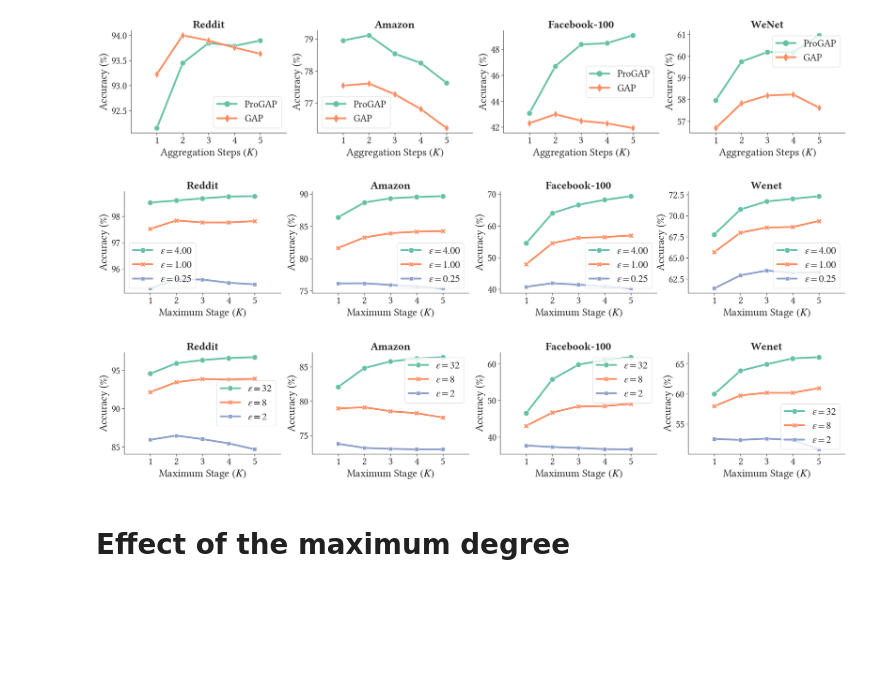
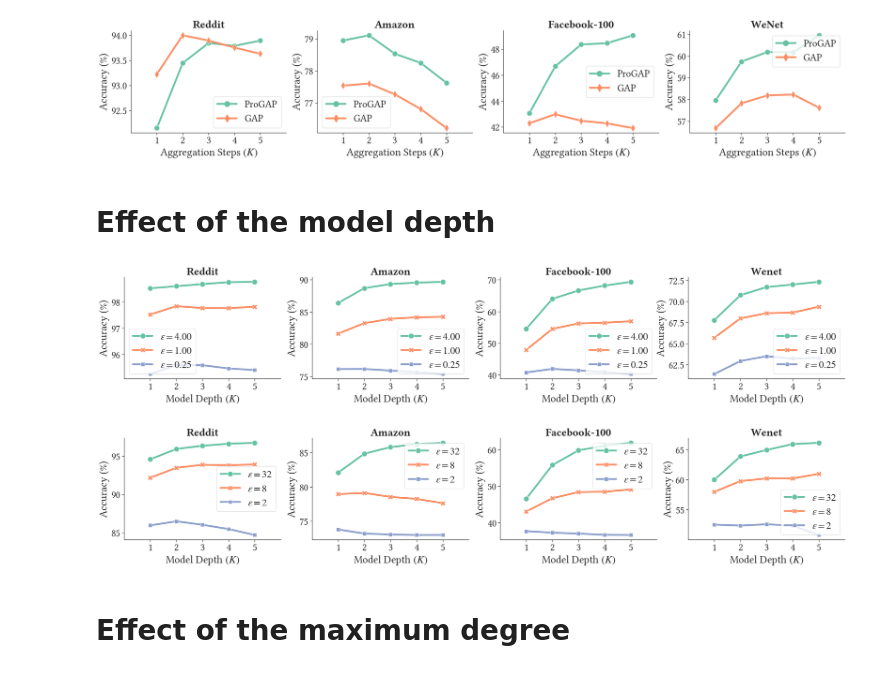
Before and after one commit to sisaman/ProGAP, a Jupyter notebook: results.ipynb, the cells around one changed output. Saved outputs shown, nothing was run; the diff lists cells and outputs as text; code cells hidden in the pictures; blank space fills up the shorter version.

```diff
--- a/results.ipynb
+++ b/results.ipynb
@@ -460,6 +460,8 @@ g.fig.subplots_adjust(hspace=0.4, wspace=0.2)
 # g.savefig('figs/edge.pdf')
 # %% [output]
 [figure]
+# %% [markdown]
+# Effect of the model depth
 # %%
 cols = ['method', 'dataset', 'epsilon', 'stages', 'layerwise', 'val/acc_mean', 'test/acc_mean']
 methods = ['ProGAP-EDP']
@@ -483,36 +485,36 @@ df = df.loc[idx]
 
 df = df.sort_values(by='epsilon', ascending=False)
 df['epsilon'] = df['epsilon']#.astype(int).astype(str)
 df['style'] = df['method'].str.cat(df['epsilon'].astype(str), sep='-')
 
 g = sns.relplot(kind='line', data=df, hue='style', y='test/acc_mean', x='stages', col='dataset', aspect=1.2,
                 col_order=datasets, row_order=methods, markers=True, dashes=False, style='style', legend=False,
                 facet_kws={'sharey': False, 'sharex': False}, errorbar=None)
 
-g.set(ylabel='Accuracy (%)', xlabel='Maximum Stage $(K)$', xlim=(0,6), xticks=range(1,6))
+g.set(ylabel='Accuracy (%)', xlabel='Model Depth $(K)$', xlim=(0,6), xticks=range(1,6))
 for method, axes in zip(methods, g.axes):
     for dataset, ax in zip(datasets, axes):
         ax.set_title(label=dataset.capitalize(), fontdict={'fontweight': 'bold'}, )
         ax.legend(
             labels=[f'$\epsilon={eps:.2f}$' for eps in df.loc[(df['method'] == method) & (df['dataset'] == dataset), 'epsilon'].unique()],
             # loc=legend_loc.get((method, dataset), None),
         )
         # ax.set_ylabel(f'{method} Accuracy (%)')
 
 # g.axes[0][0].set(ylim=(65,80))
 # g.axes[0][1].set(ylim=(97,99.1)); # g.axes[0][1].yaxis.set_major_formatter(FormatStrFormatter('%.1f'))
 # g.axes[0][2].set_ylim(70,85)
 # g.axes[1][0].set_ylim(55,70)
 # g.axes[1][1].set(ylim=(92,96))
 # g.axes[1][2].set_ylim(76,82)
 
 
 g.fig.subplots_adjust(hspace=0.4, wspace=0.2)
 # g.fig.set_figwidth(14)
-g.savefig('figs/stages-edge.pdf')
+g.savefig('figs/depth-edge.pdf')
 # df
 # %% [output]
-[figure, old version]
+[figure, new version]
 # %%
 cols = ['method', 'dataset', 'epsilon', 'stages', 'layerwise', 'val/acc_mean', 'test/acc_mean']
 methods = ['ProGAP-NDP']
@@ -542,7 +544,7 @@ g = sns.relplot(kind='line', data=df, hue='style', y='test/acc_mean', x='stages'
                 col_order=datasets, row_order=methods, markers=True, dashes=False, style='style', legend=False,
                 facet_kws={'sharey': False, 'sharex': False}, errorbar=None)
 
-g.set(ylabel='Accuracy (%)', xlabel='Maximum Stage $(K)$', xlim=(0,6), xticks=range(1,6))
+g.set(ylabel='Accuracy (%)', xlabel='Model Depth $(K)$', xlim=(0,6), xticks=range(1,6))
 for method, axes in zip(methods, g.axes):
     for dataset, ax in zip(datasets, axes):
         ax.set_title(label=dataset.capitalize(), fontdict={'fontweight': 'bold'}, )
@@ -562,10 +564,10 @@ for method, axes in zip(methods, g.axes):
 
 g.fig.subplots_adjust(hspace=0.4, wspace=0.2)
 # g.fig.set_figwidth(14)
-g.savefig('figs/stages-node.pdf')
+g.savefig('figs/depth-node.pdf')
 # df
 # %% [output]
-[figure, old version]
+[figure, new version]
 # %% [markdown]
 # Effect of the maximum degree
 # %%
```
